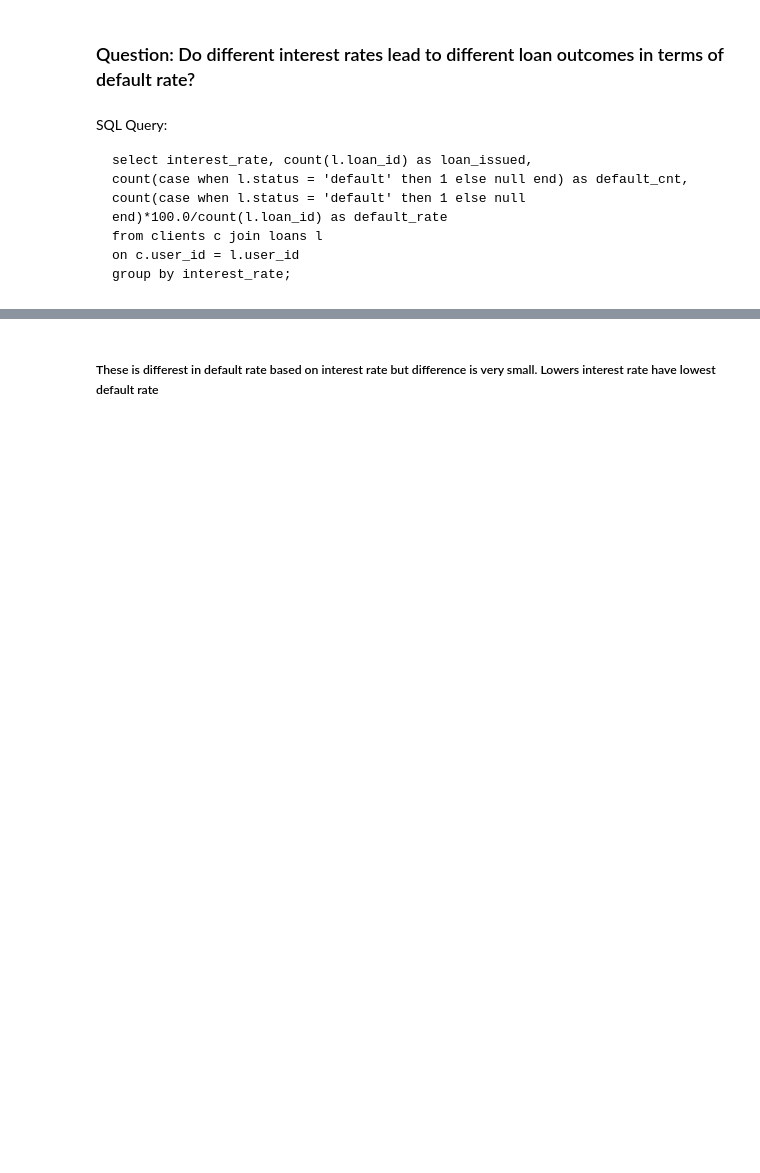
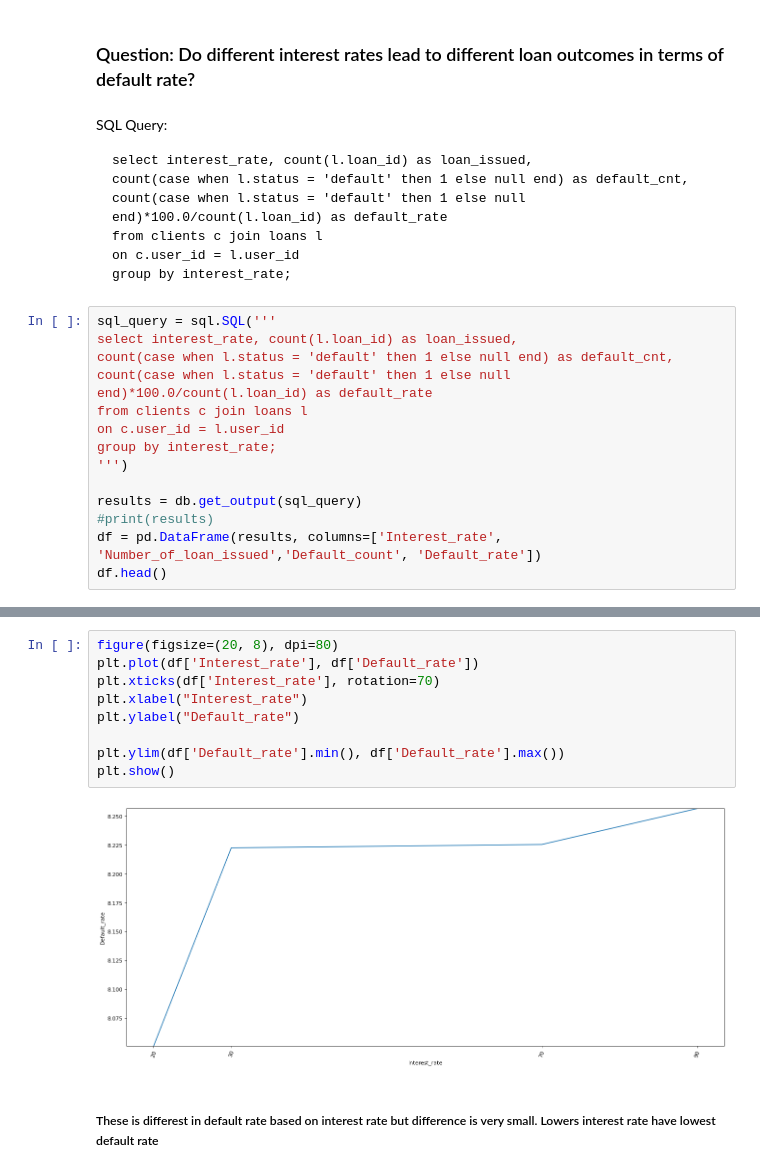
Before and after one commit to hkdhackcode/Lending_dataengineer_solution, a Jupyter notebook: SQL/SQL and Data Viz.ipynb, the cells around one changed output, grey strips where cells are left out. Drawn from its saved outputs; the diff is of its cells as text; blank space fills up the shorter version.

````diff
--- a/SQL/SQL and Data Viz.ipynb
+++ b/SQL/SQL and Data Viz.ipynb
@@ -64,3 +173,17 @@ from clients c join loans l
 on c.user_id = l.user_id
 group by interest_rate;
 ```
+# %%
+sql_query = sql.SQL('''
+select interest_rate, count(l.loan_id) as loan_issued,
+count(case when l.status = 'default' then 1 else null end) as default_cnt,
+count(case when l.status = 'default' then 1 else null end)*100.0/count(l.loan_id) as default_rate
+from clients c join loans l
+on c.user_id = l.user_id
+group by interest_rate;
+''')
+
+results = db.get_output(sql_query)
+#print(results)
+df = pd.DataFrame(results, columns=['Interest_rate', 'Number_of_loan_issued','Default_count', 'Default_rate'])
+df.head()
@@ -67,3 +196,14 @@ group by interest_rate;
+# %%
+figure(figsize=(20, 8), dpi=80)
+plt.plot(df['Interest_rate'], df['Default_rate'])
+plt.xticks(df['Interest_rate'], rotation=70)
+plt.xlabel("Interest_rate")
+plt.ylabel("Default_rate")
+
+plt.ylim(df['Default_rate'].min(), df['Default_rate'].max())
+plt.show()
+# %% [output]
+[figure, added]
 # %% [markdown]
 ##### These is differest in default rate based on interest rate but difference is very small. Lowers interest rate have lowest default rate
 # %% [markdown]
````
Also changed, not shown: parts of 25 cells of this notebook, 5 other files.
